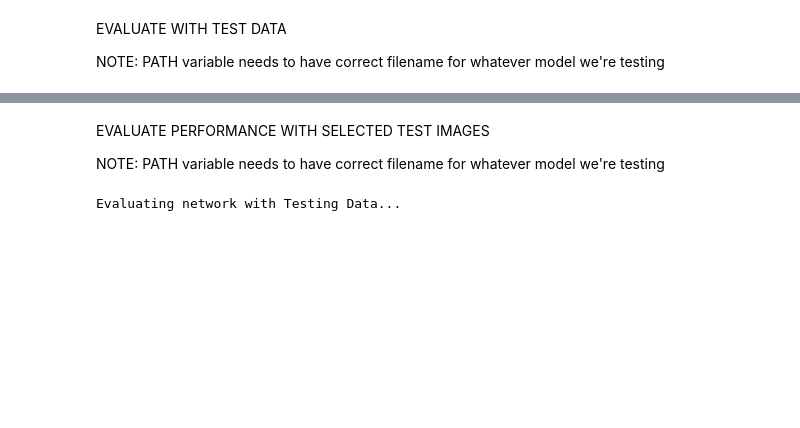
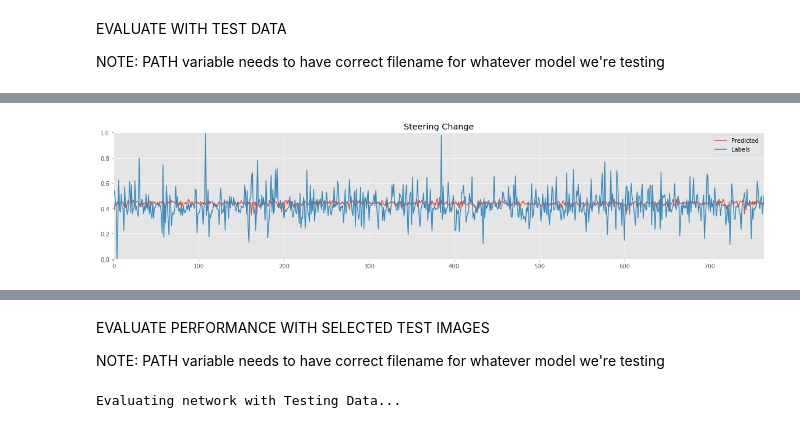
Before and after one commit to natbut/me592-robotics-project, a Jupyter notebook: IntraRow_Navigation_CNN.ipynb, the cells around one changed output, grey strips where cells are left out. Saved outputs shown, nothing was run; the diff lists cells and outputs as text; code cells hidden in the pictures; blank space fills up the shorter version.

```diff
--- a/IntraRow_Navigation_CNN.ipynb
+++ b/IntraRow_Navigation_CNN.ipynb
@@ -1108,0 +1112,80 @@ Test loss (average): 0.032925
+# %%
+# ------------------RUN TEST DATA----------------------
+import torch
+import torchvision
+from PIL import Image, ImageDraw
+import numpy as np
+from torchvision import datasets, transforms
+
+NUM_SAMPLES = 5
+print("Running Test Dataset")
+
+device = torch.device("cuda" if torch.cuda.is_available() else "cpu")
+
+PATH = "ae3_toBasic.pt"
+
+#Load saved model
+model = torch.load(PATH)
+torch.no_grad()
+model.eval()
+model.to(device)
+
+
+#---------------------------------------
+#Load saved autoencoder model
+if RUN_WITH_AE:
+    ae = torch.load(AE_PATH)
+    ae.eval()
+    ae.to(device)
+#---------------------------------------
+
+# totalTestLoss = 0
+
+runningLblSteer = []
+runningLblVel = []
+runningPredSteer = []
+runningPredVel = []
+
+# switch off autograd for evaluation
+with torch.no_grad():
+    # set the model in evaluation mode
+    model.eval()
+
+    # loop over the test set
+    for data in test_loader:
+        inputs, labels = data
+        inputs, labels = inputs.to(device), labels.to(device)
+
+        # AE DENOISING----------------------------------
+        if RUN_WITH_AE:
+            recon, latents = ae(inputs)
+            inputs = recon
+        # ----------------------------------------------
+
+        # make predictions and calculate the test loss
+        pred = model(inputs)
+
+        y1 = labels.detach().cpu().squeeze().numpy()
+        runningLblSteer = runningLblSteer + list(y1[:,0])
+        runningLblVel = runningLblVel + list(y1[:,1])
+
+        y2 = pred.detach().cpu().squeeze().numpy()
+        runningPredSteer = runningPredSteer + list(y2[:,0])
+        runningPredVel = runningPredVel + list(y2[:,1])
+
+fig = plt.figure(figsize=(20,4))
+plt.plot(runningPredSteer)
+plt.plot(runningLblSteer)
+plt.legend(["Predicted","Labels"], loc = "upper right")
+plt.title('Steering Change')
+plt.margins(0)
+plt.show()
+
+fig = plt.figure(figsize=(20,4))
+plt.plot(runningPredVel)
+plt.plot(runningLblVel)
+plt.legend(["Predicted","Labels"], loc = "upper right")
+plt.title('Velocity')
+plt.margins(0)
+plt.show()
+# %% [output]
@@ -1108,0 +1193 @@ Test loss (average): 0.032925
+[figure, added]
```
Also changed, not shown: parts of 12 cells of this notebook.
